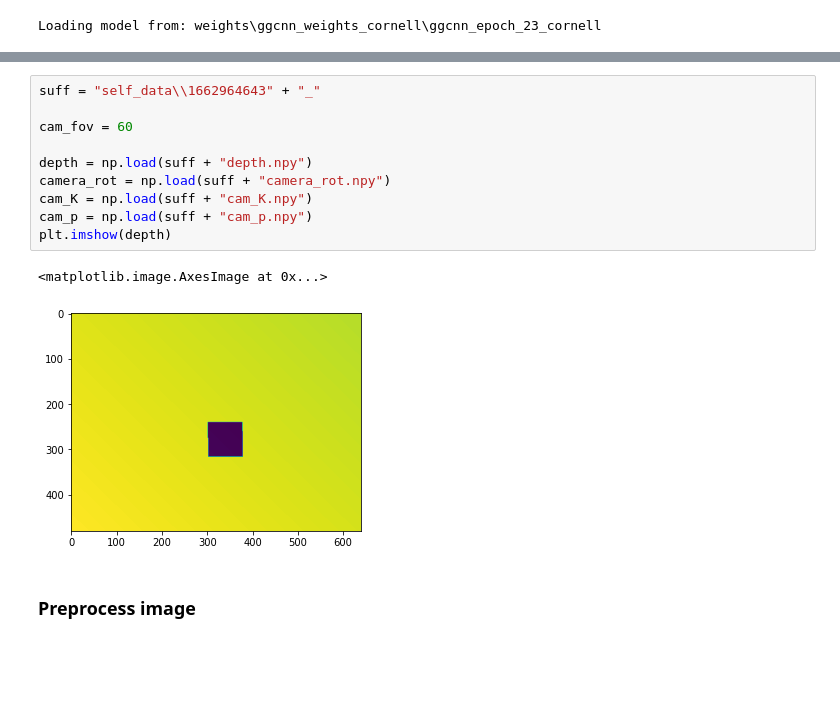
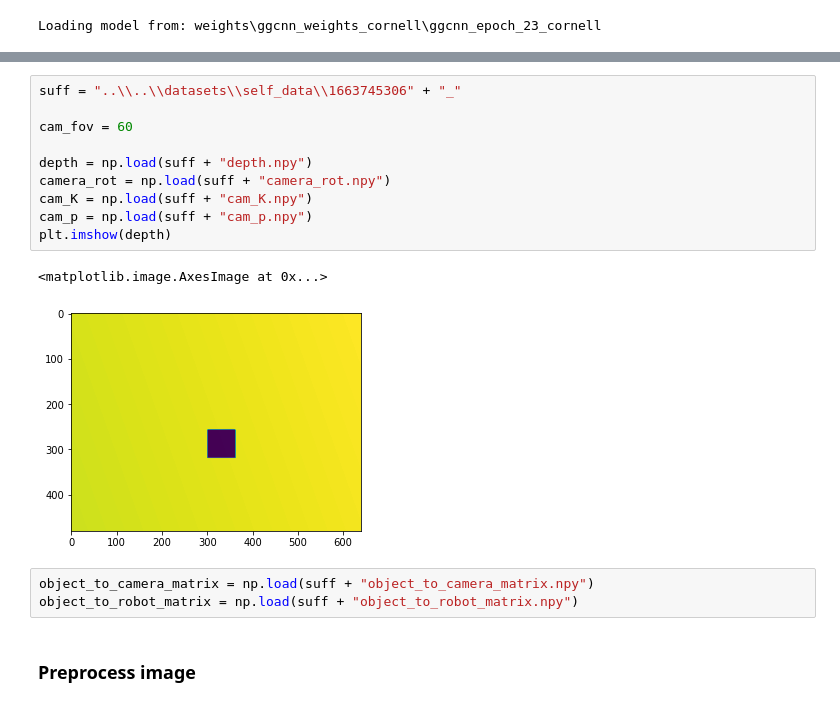
Before and after one commit to haotruongnhat/deep_grasp_vgu, a Jupyter notebook: deep_grasp_vgu/deep_grasp_cnn/ggcnn_test.ipynb, the cells around one changed output, grey strips where cells are left out. Saved outputs shown, nothing was run; the diff lists cells and outputs as text; blank space fills up the shorter version.

```diff
--- a/deep_grasp_vgu/deep_grasp_cnn/ggcnn_test.ipynb
+++ b/deep_grasp_vgu/deep_grasp_cnn/ggcnn_test.ipynb
@@ -31,16 +22,19 @@ Loading model from: weights\ggcnn_weights_cornell\ggcnn_epoch_23_cornell
 # %%
-suff = "self_data\\1662964643" + "_"
+suff = "..\\..\\datasets\\self_data\\1663745306" + "_"
 
 cam_fov = 60
 
 depth = np.load(suff + "depth.npy")
 camera_rot = np.load(suff + "camera_rot.npy")
 cam_K = np.load(suff + "cam_K.npy")
 cam_p = np.load(suff + "cam_p.npy")
 plt.imshow(depth)
 # %% [output]
 <matplotlib.image.AxesImage at 0x...>
-[figure, old version]
+[figure, new version]
+# %%
+object_to_camera_matrix = np.load(suff + "object_to_camera_matrix.npy")
+object_to_robot_matrix = np.load(suff + "object_to_robot_matrix.npy")
 # %% [markdown]
 ### Preprocess image
 # %%
```
Also changed, not shown: parts of 22 cells of this notebook, 4 other files.
